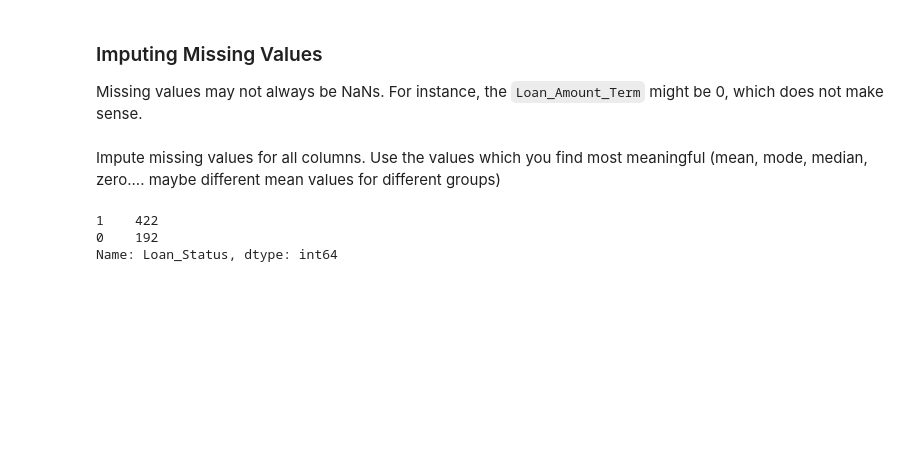
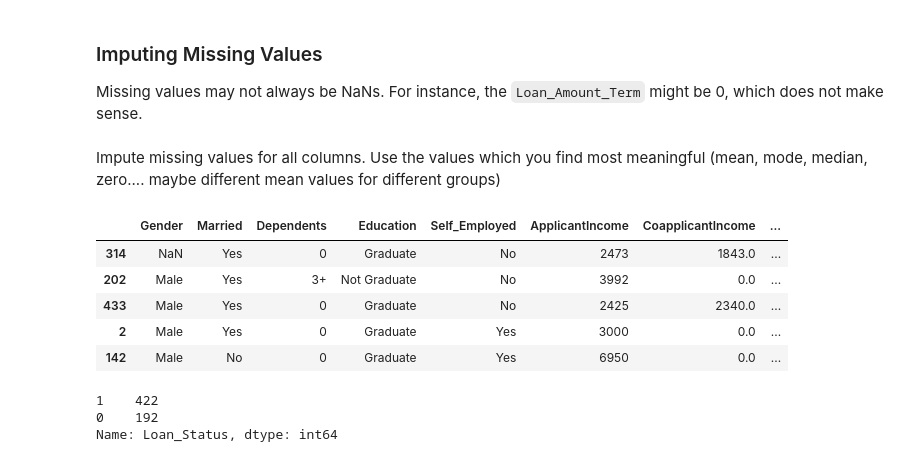
Before and after one commit to naqueattack/DeploymentProject, a Jupyter notebook: notebooks/instructions.ipynb, the cells around one changed output. Saved outputs shown, nothing was run; the diff lists cells and outputs as text; code cells hidden in the pictures; blank space fills up the shorter version.

```diff
--- a/notebooks/instructions.ipynb
+++ b/notebooks/instructions.ipynb
@@ -435,6 +435,15 @@ oversample = imblearn.RandomOverSampler(sampling_strategy=.8)
 X = df.drop(['Loan_Status','Loan_ID'],axis=1)
 y = df['Loan_Status']
 y = y.replace({'Y':1,'N':0})
+# %%
+X.head()
+# %% [output]
+|  | Gender | Married | Dependents | Education | Self_Employed | ApplicantIncome | CoapplicantIncome | ... |
+| 314 | NaN | Yes | 0 | Graduate | No | 2473 | 1843.0 | ... |
+| 202 | Male | Yes | 3+ | Not Graduate | No | 3992 | 0.0 | ... |
+| 433 | Male | Yes | 0 | Graduate | No | 2425 | 2340.0 | ... |
+| 2 | Male | Yes | 0 | Graduate | Yes | 3000 | 0.0 | ... |
+| 142 | Male | No | 0 | Graduate | Yes | 6950 | 0.0 | ... |
 # %%
 y.value_counts()
 # %% [output]
```
Also changed, not shown: parts of 21 cells of this notebook, 3 other files.
